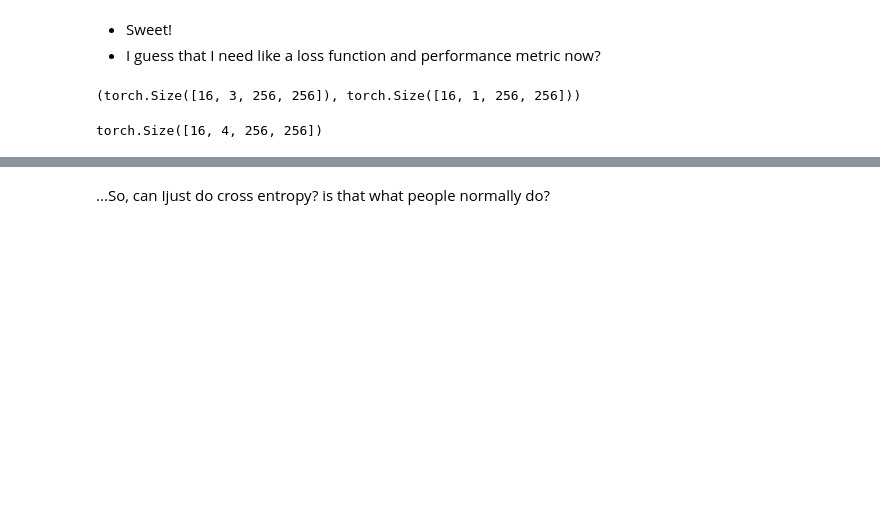
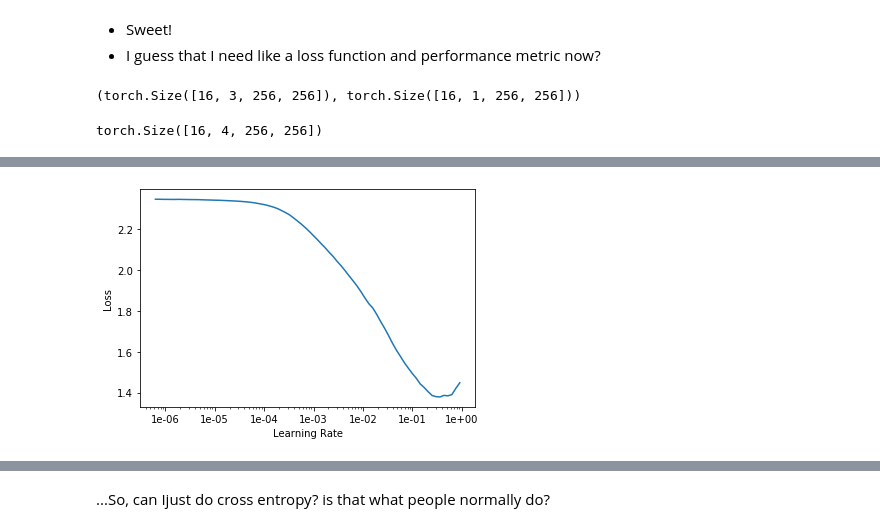
Before and after one commit to unccv/deep_learning_for_computer_vision, a Jupyter notebook: dev/BBC Experiment [Part 4 - Basic Segmentation Bro].ipynb, the cells around one changed output, grey strips where cells are left out. Drawn from its saved outputs; the diff is of its cells as text; code cells hidden in the pictures; blank space fills up the shorter version.

```diff
--- a/dev/BBC Experiment [Part 4 - Basic Segmentation Bro].ipynb
+++ b/dev/BBC Experiment [Part 4 - Basic Segmentation Bro].ipynb
@@ -122,7 +124,8 @@ Callbacks functions applied
 def conv_trans(ni, nf, ks = 4, stride = 2, padding = 1):
     return nn.Sequential(
         nn.ConvTranspose2d(ni, nf, kernel_size=ks, bias=False, stride=stride, padding = padding),
-        nn.ReLU(inplace = True))
+        nn.ReLU(inplace = True),
+        nn.BatchNorm2d(nf))
 # %%
 custom_head=nn.Sequential(conv_trans(512, 256))
 # %%
@@ -192,0 +204,4 @@ torch.Size([16, 4, 256, 256])
+# %%
+learn=cnn_learner(data, models.resnet18, custom_head=custom_head, metrics=accuracy_thresh)
+# %%
+learn.fit(1)
@@ -192,0 +236,4 @@ torch.Size([16, 4, 256, 256])
+# %%
+learn.recorder.plot()
+# %% [output]
+[figure, added]
```
Also changed, not shown: parts of 52 cells of this notebook.
